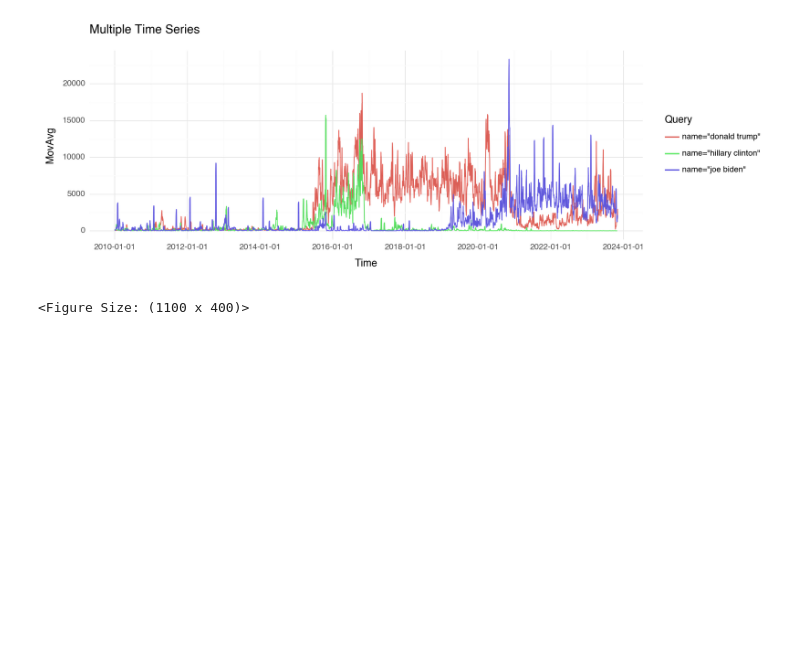
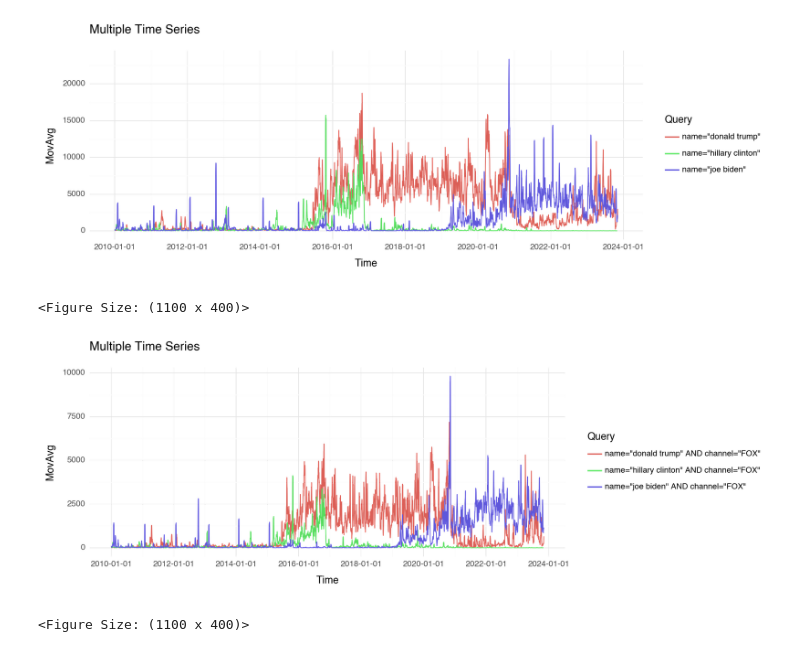
Before and after one commit to mjdanbury/TrumpCoverageCJR2023, a Jupyter notebook: Wrangling.ipynb, the cells around one changed output. Drawn from its saved outputs; the diff is of its cells as text; code cells hidden in the pictures; blank space fills up the shorter version.

Commit message:
DONE - Plots with averages for Stanford TV News Analyzer Data

```diff
--- a/Wrangling.ipynb
+++ b/Wrangling.ipynb
@@ -50,2 +52,7 @@ msnbc_long = df_msnbc.stack().reset_index().rename(columns={0: "Value"})
+# %%
+all_long['MovAvg'] = all_long.groupby('Query')['Value'].transform(lambda x: x.rolling(7, min_periods=1).mean())
+fox_long['MovAvg'] = fox_long.groupby('Query')['Value'].transform(lambda x: x.rolling(7, min_periods=1).mean())
+cnn_long['MovAvg'] = cnn_long.groupby('Query')['Value'].transform(lambda x: x.rolling(7, min_periods=1).mean())
+msnbc_long['MovAvg'] = msnbc_long.groupby('Query')['Value'].transform(lambda x: x.rolling(7, min_periods=1).mean())
 # %% [markdown]
 ## Plots in p9
@@ -143,3 +65,12 @@ all_long
 # %% [output]
 [figure]
 <Figure Size: (1100 x 400)>
+# %%
+(p9.ggplot(fox_long, p9.aes(x='Time', y='MovAvg', color='Query'))
+ + p9.geom_line()
+ + p9.theme_minimal()
+ + p9.theme(figure_size=(11, 4))
+ + p9.labs(title='Multiple Time Series', x='Time', y='MovAvg'))
+# %% [output]
+[figure, added]
+<Figure Size: (1100 x 400)>
```
Also changed, not shown: parts of 11 cells of this notebook.
